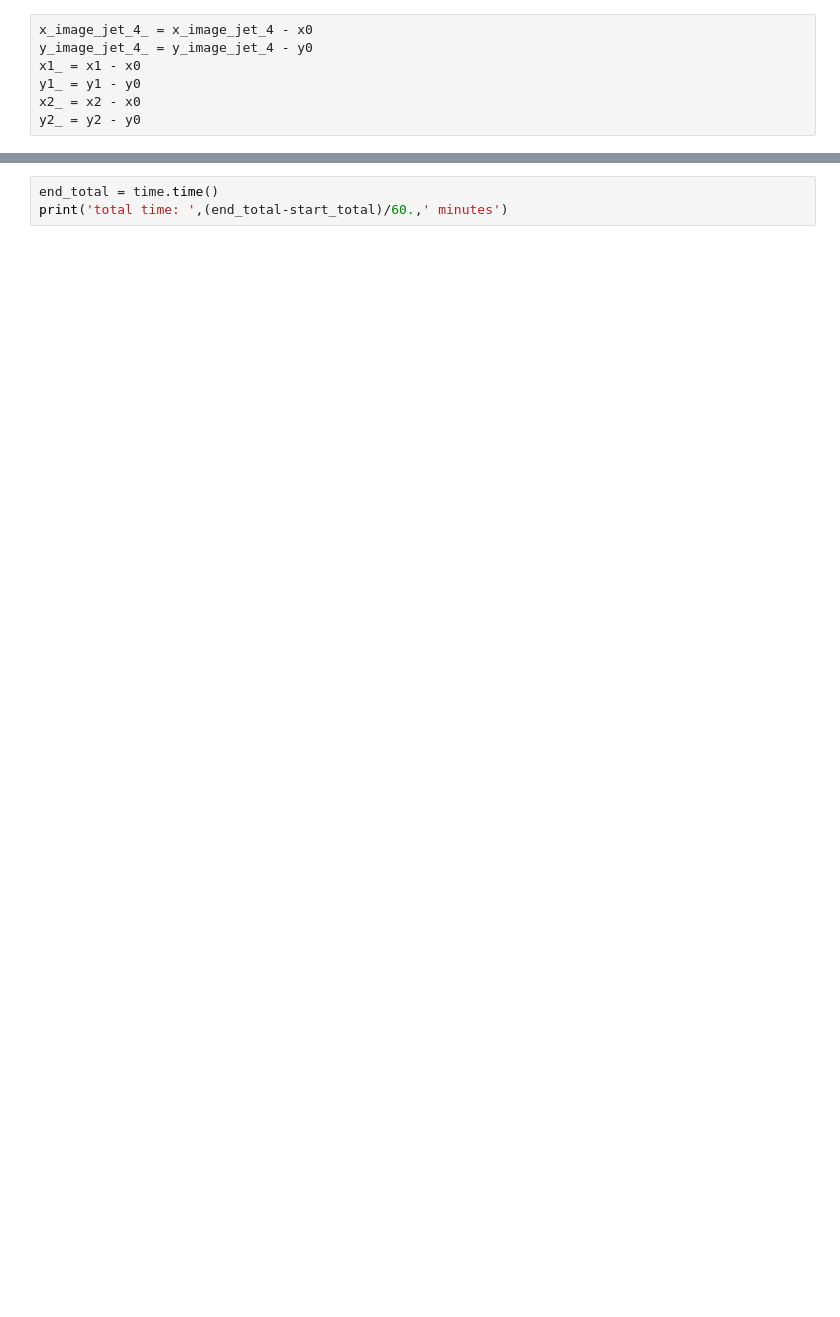
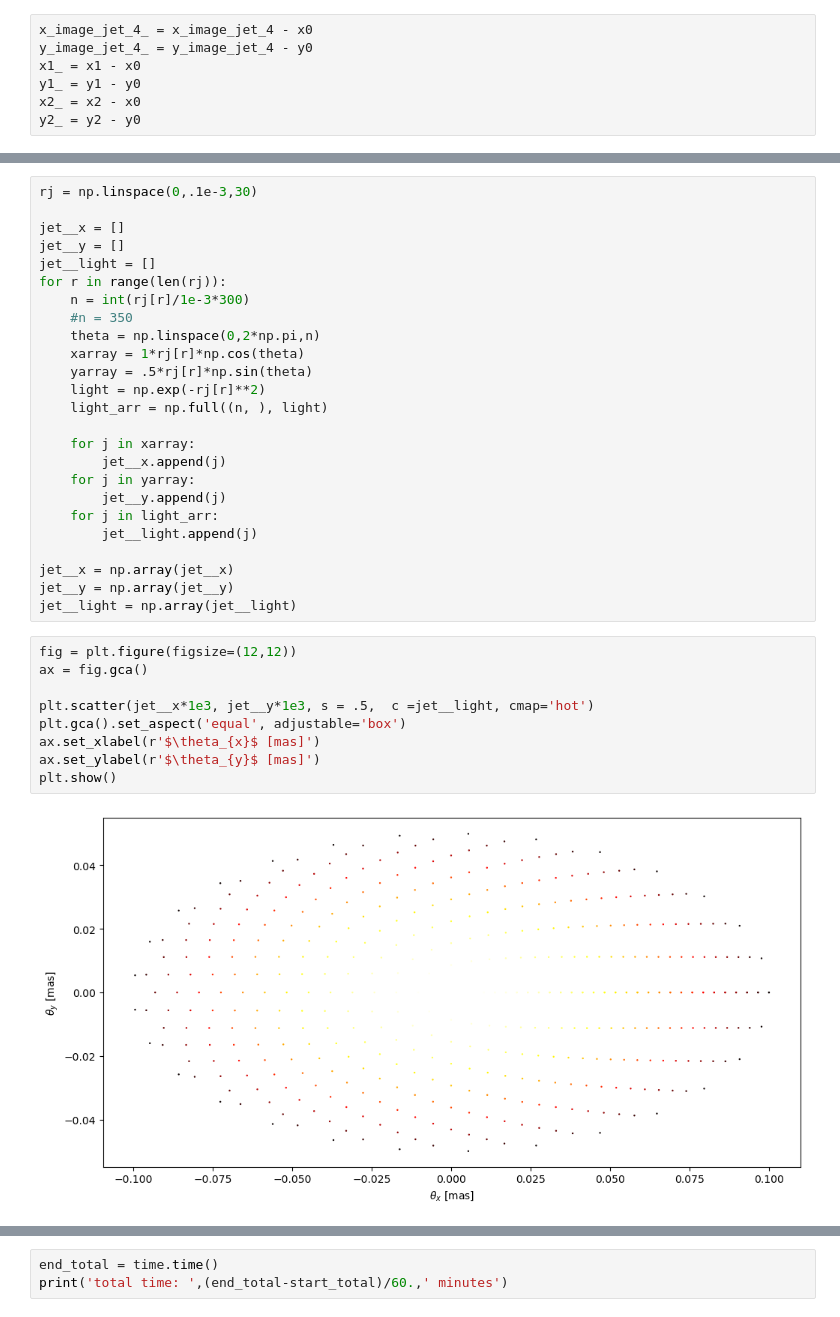
Before and after one commit to everettiantomi/lens-grav, a Jupyter notebook: numerical/sie_black_hole.ipynb, the cells around one changed output, grey strips where cells are left out. Drawn from its saved outputs; the diff is of its cells as text; blank space fills up the shorter version.

```diff
--- a/numerical/sie_black_hole.ipynb
+++ b/numerical/sie_black_hole.ipynb
@@ -725,0 +684,36 @@ x0
+# %%
+rj = np.linspace(0,.1e-3,30)
+
+jet__x = []
+jet__y = []
+jet__light = []
+for r in range(len(rj)):
+    n = int(rj[r]/1e-3*300)
+    #n = 350
+    theta = np.linspace(0,2*np.pi,n)
+    xarray = 1*rj[r]*np.cos(theta)
+    yarray = .5*rj[r]*np.sin(theta)
+    light = np.exp(-rj[r]**2)
+    light_arr = np.full((n, ), light)
+
+    for j in xarray:
+        jet__x.append(j)
+    for j in yarray:
+        jet__y.append(j)
+    for j in light_arr:
+        jet__light.append(j)
+
+jet__x = np.array(jet__x)
+jet__y = np.array(jet__y)
+jet__light = np.array(jet__light)
+# %%
+fig = plt.figure(figsize=(12,12))
+ax = fig.gca()
+
+plt.scatter(jet__x*1e3, jet__y*1e3, s = .5,  c =jet__light, cmap='hot')
+plt.gca().set_aspect('equal', adjustable='box')
+ax.set_xlabel(r'$\theta_{x}$ [mas]')
+ax.set_ylabel(r'$\theta_{y}$ [mas]')
+plt.show()
+# %% [output]
+[figure, added]
```
Also changed, not shown: parts of 37 cells of this notebook.
